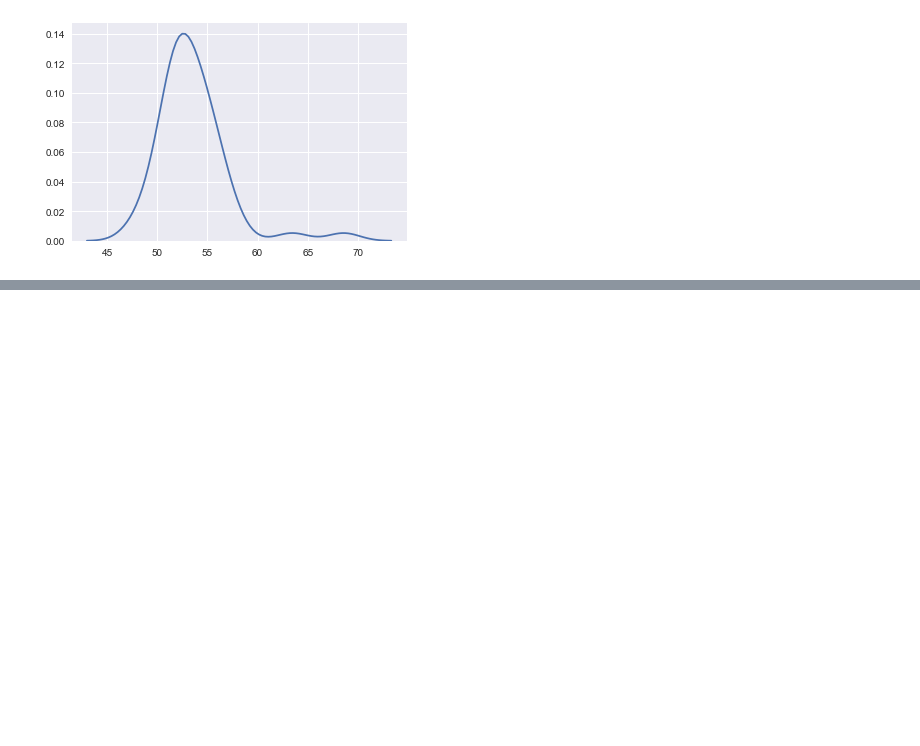
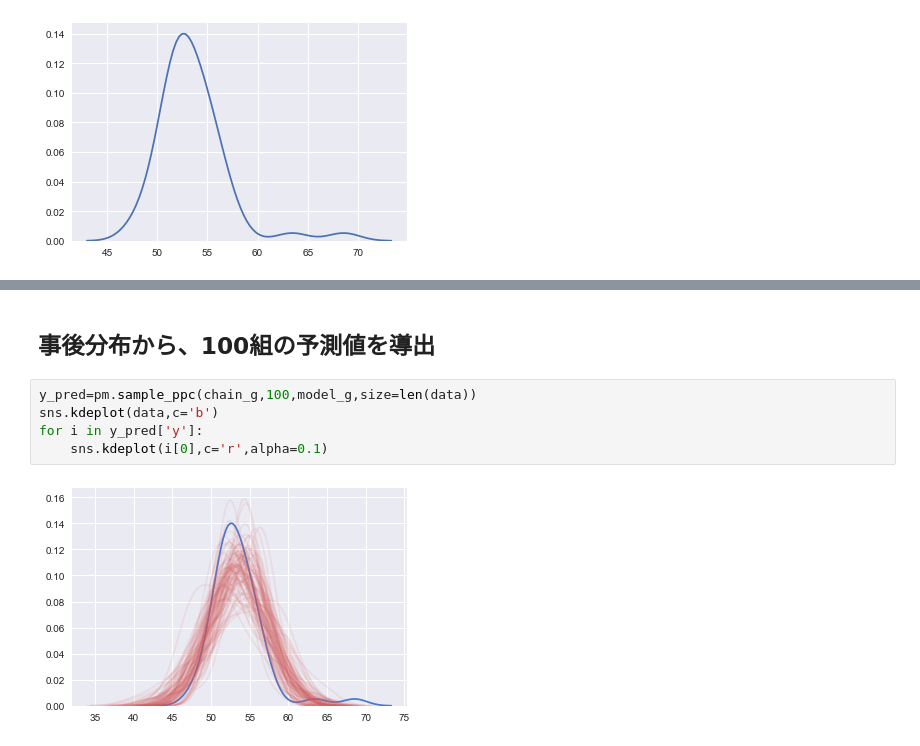
Before and after one commit to hiroaki8388/datascienceEdu, a Jupyter notebook: notebook/複数パラメータの取り扱いと階層モデル.ipynb, the cells around one changed output, grey strips where cells are left out. Drawn from its saved outputs; the diff is of its cells as text; blank space fills up the shorter version.

```diff
--- a/notebook/複数パラメータの取り扱いと階層モデル.ipynb
+++ b/notebook/複数パラメータの取り扱いと階層モデル.ipynb
@@ -20,0 +61,9 @@ sns.kdeplot(data)
+# %% [markdown]
+## 事後分布から、100組の予測値を導出
+# %%
+y_pred=pm.sample_ppc(chain_g,100,model_g,size=len(data))
+sns.kdeplot(data,c='b')
+for i in y_pred['y']:
+    sns.kdeplot(i[0],c='r',alpha=0.1)
+# %% [output]
+[figure, added]
```
Also changed, not shown: parts of 7 cells of this notebook.
